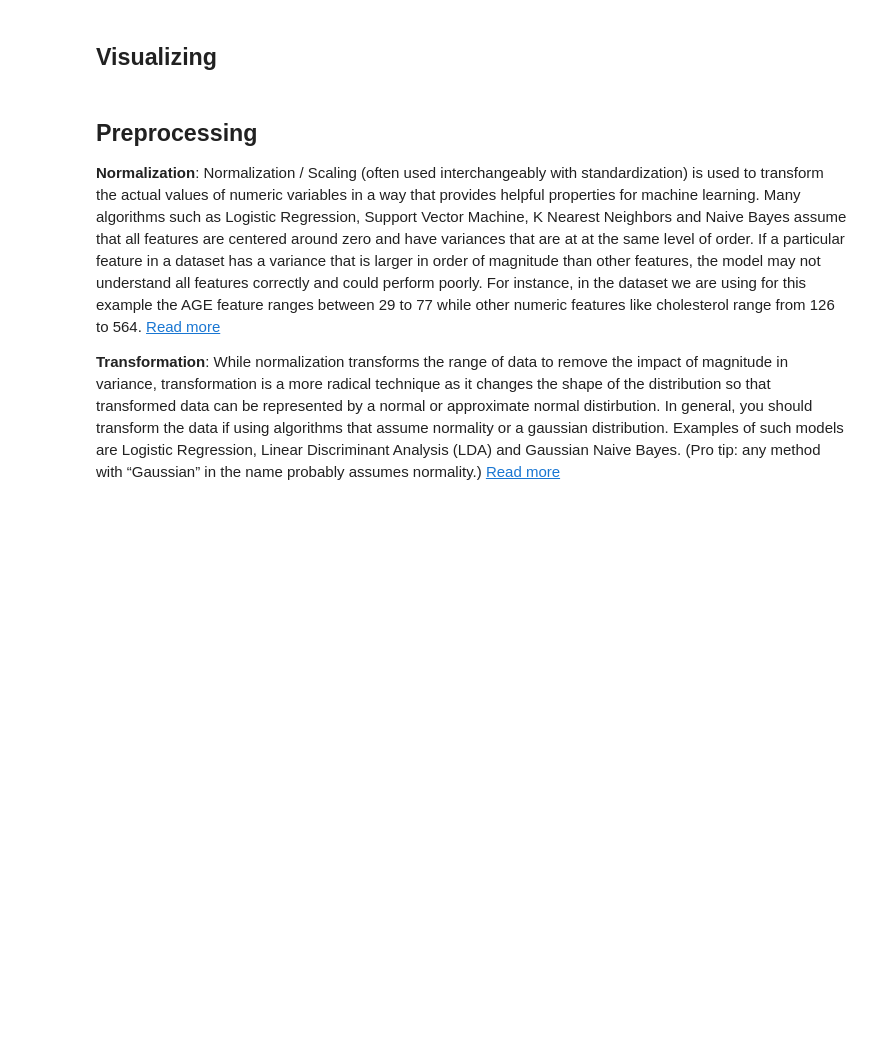
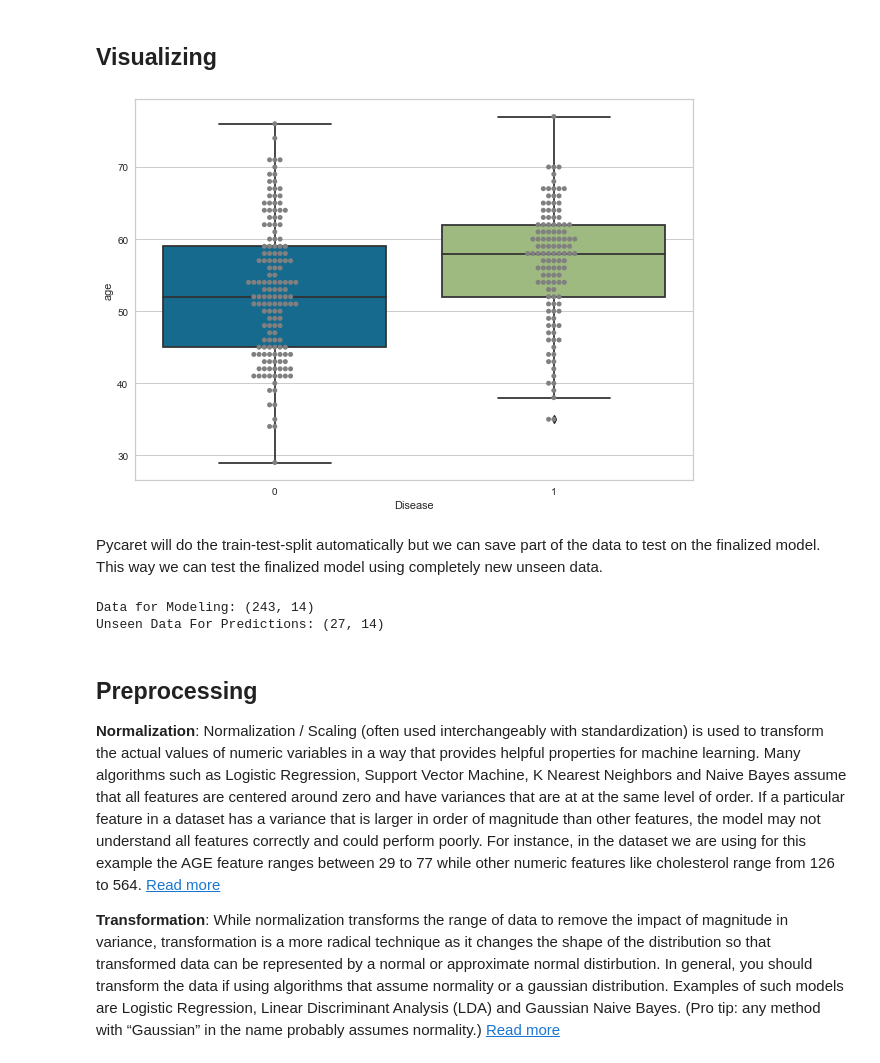
Before and after one commit to orchidalgia/CBM101, a Jupyter notebook: F_Machine_learning/2_Supervised-Learning/Pycaret - Classification.ipynb, the cells around one changed output. Cells and saved outputs as stored; diff of their text form; code cells hidden in the pictures; blank space fills up the shorter version.

```diff
--- a/F_Machine_learning/2_Supervised-Learning/Pycaret - Classification.ipynb
+++ b/F_Machine_learning/2_Supervised-Learning/Pycaret - Classification.ipynb
@@ -75,5 +117,8 @@ df = get_data('heart_disease')
 # Ex1
 # %%
 # %load solutions/pyc_1.py
+
+df.columns = [c.strip() for c in df.columns]
+df.columns = [c.replace(' ', '_') for c in df.columns]
 # %%
 df.head()
@@ -118,7 +151,23 @@ def boxplot(data, x, y):
     ax = sns.swarmplot(x=x, y=y, data=data, color="grey")
 # %%
 # plot age and target
-boxplot(df, target, 'age')
+boxplot(data, target, 'age')
+# %% [output]
+[figure, added]
+# %% [markdown]
+Pycaret will do the train-test-split automatically but we can save part of the data to test on the finalized model. This way we can test the finalized model using completely new unseen data.
+# %%
+data = df.sample(frac=0.9, random_state=786)
+data_unseen = df.drop(data.index)
+
+data.reset_index(drop=True, inplace=True)
+data_unseen.reset_index(drop=True, inplace=True)
+
+print('Data for Modeling: ' + str(data.shape))
+print('Unseen Data For Predictions: ' + str(data_unseen.shape))
+# %% [output]
+Data for Modeling: (243, 14)
+Unseen Data For Predictions: (27, 14)
 # %% [markdown]
 ## Preprocessing
 **Normalization**: Normalization / Scaling (often used interchangeably with standardization) is used to transform the actual values of numeric variables in a way that provides helpful properties for machine learning. Many algorithms such as Logistic Regression, Support Vector Machine, K Nearest Neighbors and Naive Bayes assume that all features are centered around zero and have variances that are at at the same level of order. If a particular feature in a dataset has a variance that is larger in order of magnitude than other features, the model may not understand all features correctly and could perform poorly. For instance, in the dataset we are using for this example the AGE feature ranges between 29 to 77 while other numeric features like cholesterol range from 126 to 564. <a href="https://sebastianraschka.com/Articles/2014_about_feature_scaling.html#z-score-standardization-or-min-max-scaling">Read more</a>
```
Also changed, not shown: parts of 25 cells of this notebook, 4 other files.
